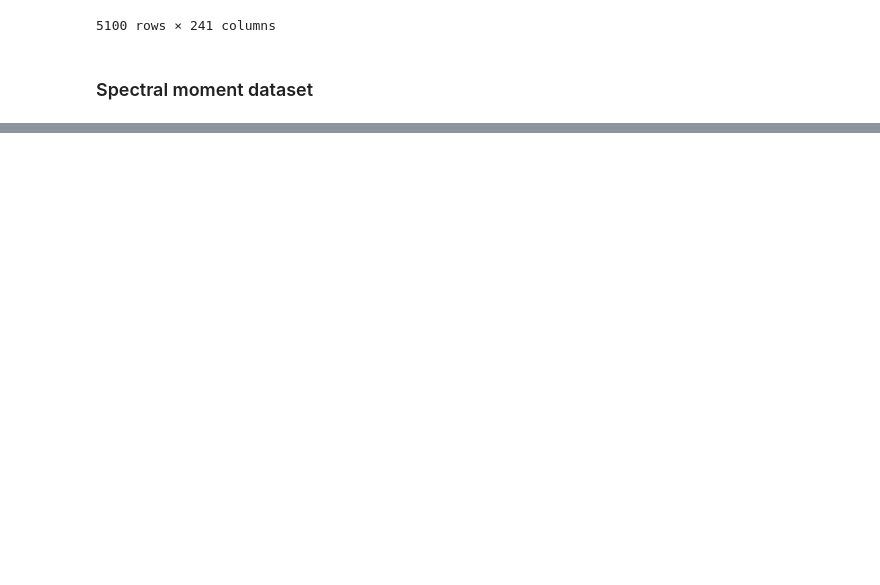
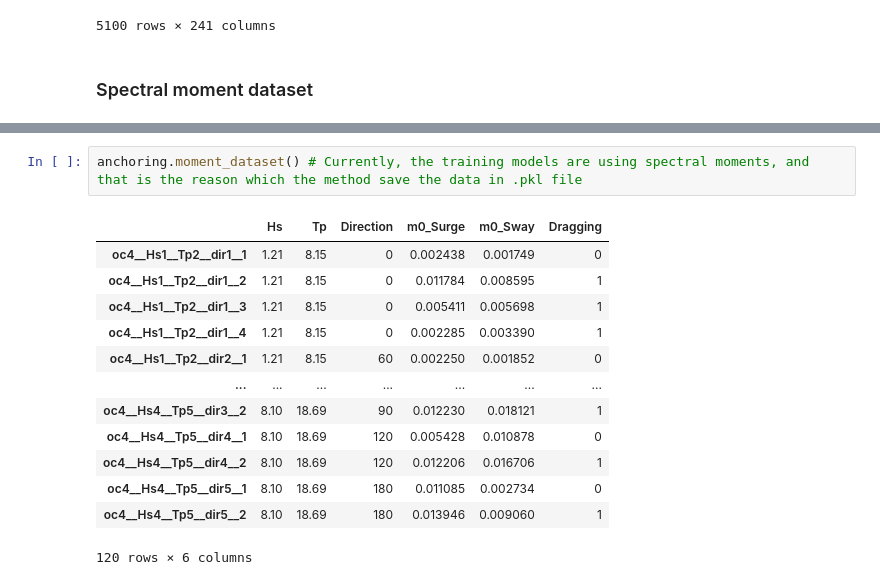
Before and after one commit to arturodmor/Mooring_anomaly_detector, a Jupyter notebook: notebooks/1_Understanding_package/1_1_build_dataset.ipynb, the cells around one changed output, grey strips where cells are left out. Saved outputs shown, nothing was run; the diff lists cells and outputs as text; blank space fills up the shorter version.

```diff
--- a/notebooks/code_approaches/crear_df.ipynb
+++ b/notebooks/1_Understanding_package/1_1_build_dataset.ipynb
@@ -105,0 +90,16 @@ anchoring.moment_python()
+# %%
+anchoring.moment_dataset() # Currently, the training models are using spectral moments, and that is the reason which the method save the data in .pkl file
+# %% [output]
+|  | Hs | Tp | Direction | m0_Surge | m0_Sway | Dragging |
+| oc4__Hs1__Tp2__dir1__1 | 1.21 | 8.15 | 0 | 0.002438 | 0.001749 | 0 |
+| oc4__Hs1__Tp2__dir1__2 | 1.21 | 8.15 | 0 | 0.011784 | 0.008595 | 1 |
+| oc4__Hs1__Tp2__dir1__3 | 1.21 | 8.15 | 0 | 0.005411 | 0.005698 | 1 |
+| oc4__Hs1__Tp2__dir1__4 | 1.21 | 8.15 | 0 | 0.002285 | 0.003390 | 1 |
+| oc4__Hs1__Tp2__dir2__1 | 1.21 | 8.15 | 60 | 0.002250 | 0.001852 | 0 |
+| ... | ... | ... | ... | ... | ... | ... |
+| oc4__Hs4__Tp5__dir3__2 | 8.10 | 18.69 | 90 | 0.012230 | 0.018121 | 1 |
+| oc4__Hs4__Tp5__dir4__1 | 8.10 | 18.69 | 120 | 0.005428 | 0.010878 | 0 |
+| oc4__Hs4__Tp5__dir4__2 | 8.10 | 18.69 | 120 | 0.012206 | 0.016706 | 1 |
+| oc4__Hs4__Tp5__dir5__1 | 8.10 | 18.69 | 180 | 0.011085 | 0.002734 | 0 |
+| oc4__Hs4__Tp5__dir5__2 | 8.10 | 18.69 | 180 | 0.013946 | 0.009060 | 1 |
+120 rows × 6 columns
```
Also changed, not shown: parts of 2 cells of this notebook.
